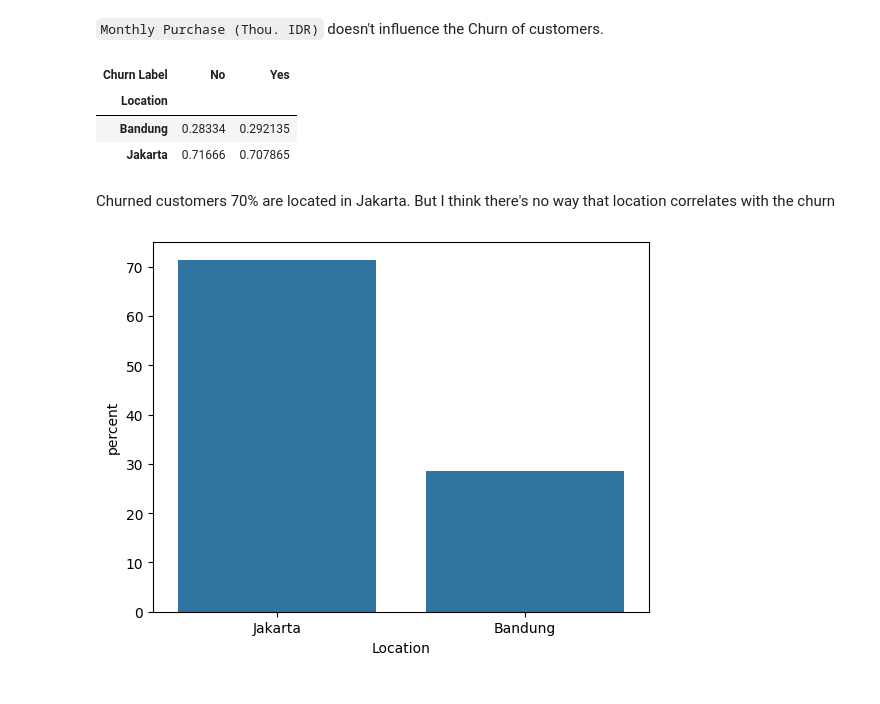
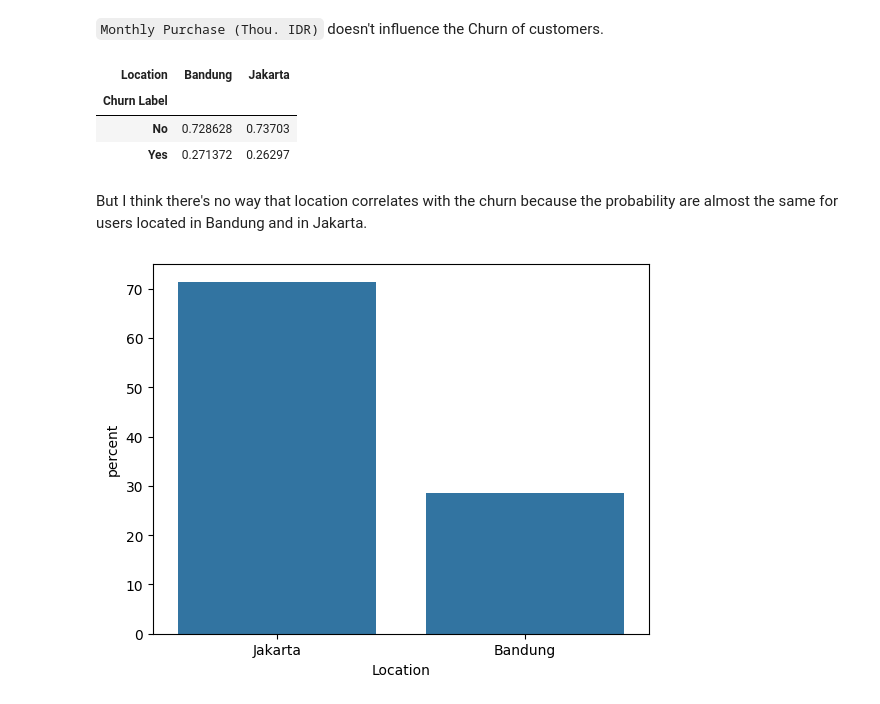
Before and after one commit to marcellinus-witarsah/data-challenge-dsw-2023, a Jupyter notebook: notebooks/03_churn_model.ipynb, the cells around one changed output. Cells and saved outputs as stored; diff of their text form; code cells hidden in the pictures.

```diff
--- a/notebooks/03_churn_model.ipynb
+++ b/notebooks/03_churn_model.ipynb
@@ -94,17 +80,17 @@ plt.show()
 # %% [markdown]
 `Monthly Purchase (Thou. IDR)` doesn't influence the Churn of customers.
 # %%
-churn_device = df.pivot_table(index="Location", columns='Churn Label', values="Customer ID", aggfunc="count", margins=True)
+churn_device = df.pivot_table(columns="Location", index='Churn Label', values="Customer ID", aggfunc="count", margins=True)
 churn_device = churn_device/churn_device.loc['All', :]
 churn_device = churn_device.loc[churn_device.index != 'All', churn_device.columns != 'All']
-churn_device =
+churn_device
 # %% [output]
-| Churn Label | No | Yes |
-| Location |  |  |
-| Bandung | 0.28334 | 0.292135 |
-| Jakarta | 0.71666 | 0.707865 |
+| Location | Bandung | Jakarta |
+| Churn Label |  |  |
+| No | 0.728628 | 0.73703 |
+| Yes | 0.271372 | 0.26297 |
 # %% [markdown]
-Churned customers 70% are located in Jakarta. But I think there's no way that location correlates with the churn
+But I think there's no way that location correlates with the churn because the probability are almost the same for users located in Bandung and in Jakarta.
 # %%
 sns.countplot(data=df, x='Location', stat='percent')
 plt.show()
```
Also changed, not shown: parts of 19 cells of this notebook.
